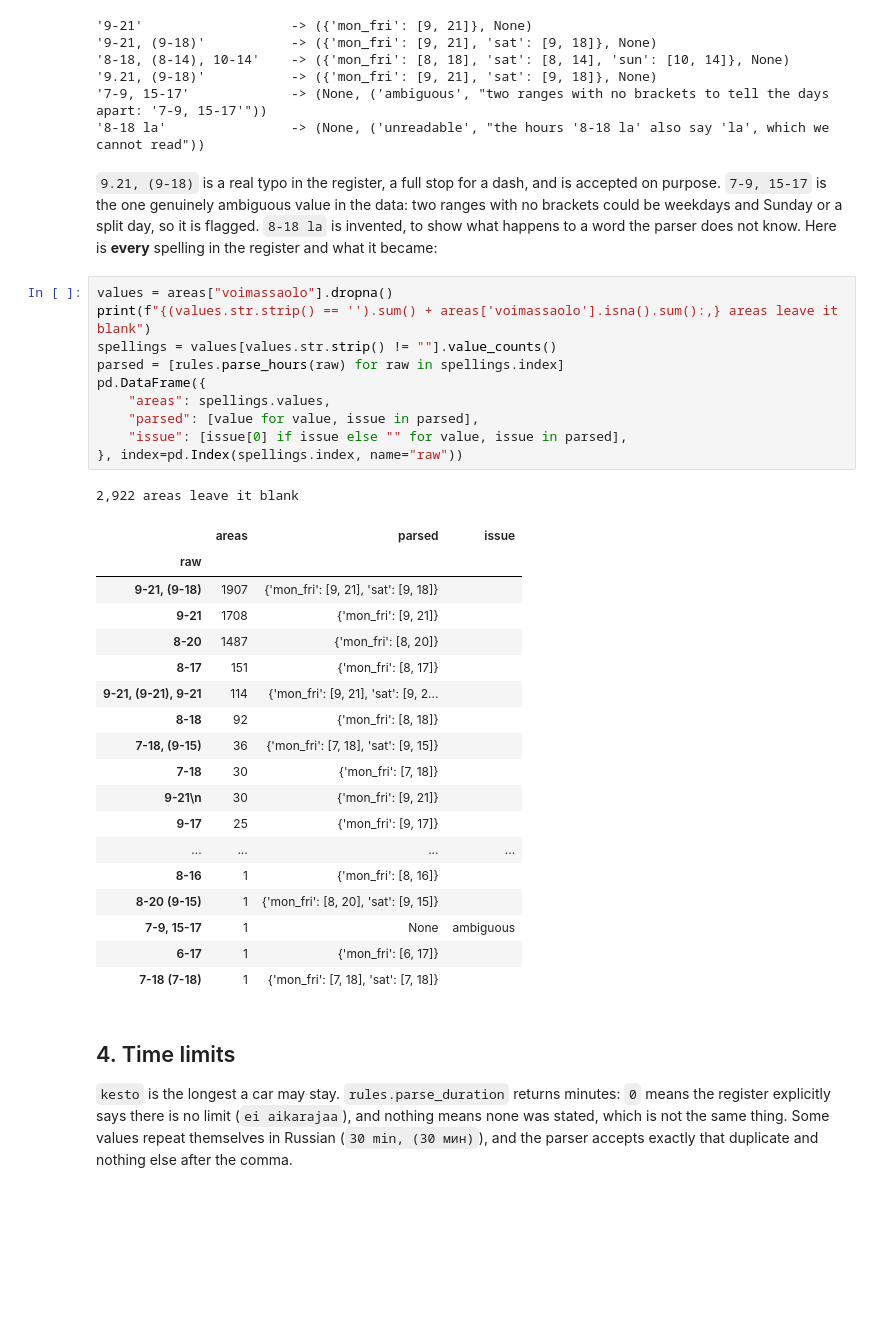
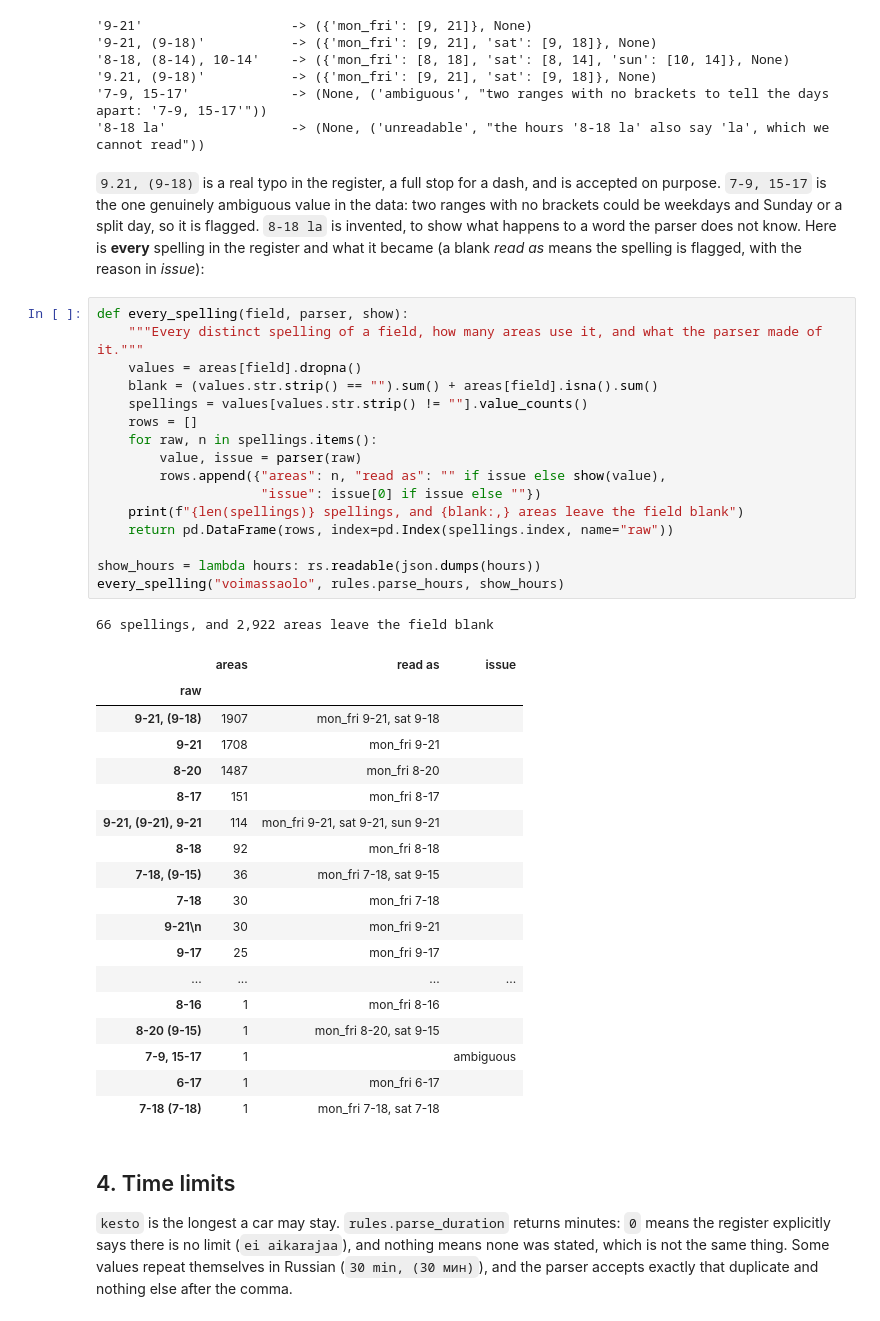
Before and after one commit to tercanfurkan/parkkiko, a Jupyter notebook: notebooks/stages/03_preprocessing.ipynb, the cells around one changed output. Drawn from its saved outputs; the diff is of its cells as text; blank space fills up the shorter version.

```diff
--- a/notebooks/stages/03_preprocessing.ipynb
+++ b/notebooks/stages/03_preprocessing.ipynb
@@ -176,37 +182,43 @@ for raw in ["9-21", "9-21, (9-18)", "8-18, (8-14), 10-14", "9.21, (9-18)", "7-9,
 purpose. `7-9, 15-17` is the one genuinely ambiguous value in the data: two ranges with no
 brackets could be weekdays and Sunday or a split day, so it is flagged. `8-18 la` is invented, to
 show what happens to a word the parser does not know. Here is **every** spelling in the register
-and what it became:
+and what it became (a blank *read as* means the spelling is flagged, with the reason in *issue*):
-# %%
-values = areas["voimassaolo"].dropna()
-print(f"{(values.str.strip() == '').sum() + areas['voimassaolo'].isna().sum():,} areas leave it blank")
-spellings = values[values.str.strip() != ""].value_counts()
-parsed = [rules.parse_hours(raw) for raw in spellings.index]
-pd.DataFrame({
-    "areas": spellings.values,
-    "parsed": [value for value, issue in parsed],
-    "issue": [issue[0] if issue else "" for value, issue in parsed],
-}, index=pd.Index(spellings.index, name="raw"))
-# %% [output]
-2,922 areas leave it blank
-|  | areas | parsed | issue |
-| raw |  |  |  |
-| 9-21, (9-18) | 1907 | {'mon_fri': [9, 21], 'sat': [9, 18]} |  |
-| 9-21 | 1708 | {'mon_fri': [9, 21]} |  |
-| 8-20 | 1487 | {'mon_fri': [8, 20]} |  |
-| 8-17 | 151 | {'mon_fri': [8, 17]} |  |
-| 9-21, (9-21), 9-21 | 114 | {'mon_fri': [9, 21], 'sat': [9, 2... |  |
-| 8-18 | 92 | {'mon_fri': [8, 18]} |  |
-| 7-18, (9-15) | 36 | {'mon_fri': [7, 18], 'sat': [9, 15]} |  |
-| 7-18 | 30 | {'mon_fri': [7, 18]} |  |
-| 9-21\n | 30 | {'mon_fri': [9, 21]} |  |
-| 9-17 | 25 | {'mon_fri': [9, 17]} |  |
-| ... | ... | ... | ... |
-| 8-16 | 1 | {'mon_fri': [8, 16]} |  |
-| 8-20 (9-15) | 1 | {'mon_fri': [8, 20], 'sat': [9, 15]} |  |
-| 7-9, 15-17 | 1 | None | ambiguous |
-| 6-17 | 1 | {'mon_fri': [6, 17]} |  |
-| 7-18 (7-18) | 1 | {'mon_fri': [7, 18], 'sat': [7, 18]} |  |
+# %%
+def every_spelling(field, parser, show):
+    """Every distinct spelling of a field, how many areas use it, and what the parser made of it."""
+    values = areas[field].dropna()
+    blank = (values.str.strip() == "").sum() + areas[field].isna().sum()
+    spellings = values[values.str.strip() != ""].value_counts()
+    rows = []
+    for raw, n in spellings.items():
+        value, issue = parser(raw)
+        rows.append({"areas": n, "read as": "" if issue else show(value),
+                     "issue": issue[0] if issue else ""})
+    print(f"{len(spellings)} spellings, and {blank:,} areas leave the field blank")
+    return pd.DataFrame(rows, index=pd.Index(spellings.index, name="raw"))
+
+show_hours = lambda hours: rs.readable(json.dumps(hours))
+every_spelling("voimassaolo", rules.parse_hours, show_hours)
+# %% [output]
+66 spellings, and 2,922 areas leave the field blank
+|  | areas | read as | issue |
+| raw |  |  |  |
+| 9-21, (9-18) | 1907 | mon_fri 9-21, sat 9-18 |  |
+| 9-21 | 1708 | mon_fri 9-21 |  |
+| 8-20 | 1487 | mon_fri 8-20 |  |
+| 8-17 | 151 | mon_fri 8-17 |  |
+| 9-21, (9-21), 9-21 | 114 | mon_fri 9-21, sat 9-21, sun 9-21 |  |
+| 8-18 | 92 | mon_fri 8-18 |  |
+| 7-18, (9-15) | 36 | mon_fri 7-18, sat 9-15 |  |
+| 7-18 | 30 | mon_fri 7-18 |  |
+| 9-21\n | 30 | mon_fri 9-21 |  |
+| 9-17 | 25 | mon_fri 9-17 |  |
+| ... | ... | ... | ... |
+| 8-16 | 1 | mon_fri 8-16 |  |
+| 8-20 (9-15) | 1 | mon_fri 8-20, sat 9-15 |  |
+| 7-9, 15-17 | 1 |  | ambiguous |
+| 6-17 | 1 | mon_fri 6-17 |  |
+| 7-18 (7-18) | 1 | mon_fri 7-18, sat 7-18 |  |
 # %% [markdown]
 ## 4. Time limits
 
```
Also changed, not shown: parts of 8 cells of this notebook, 2 other files.
